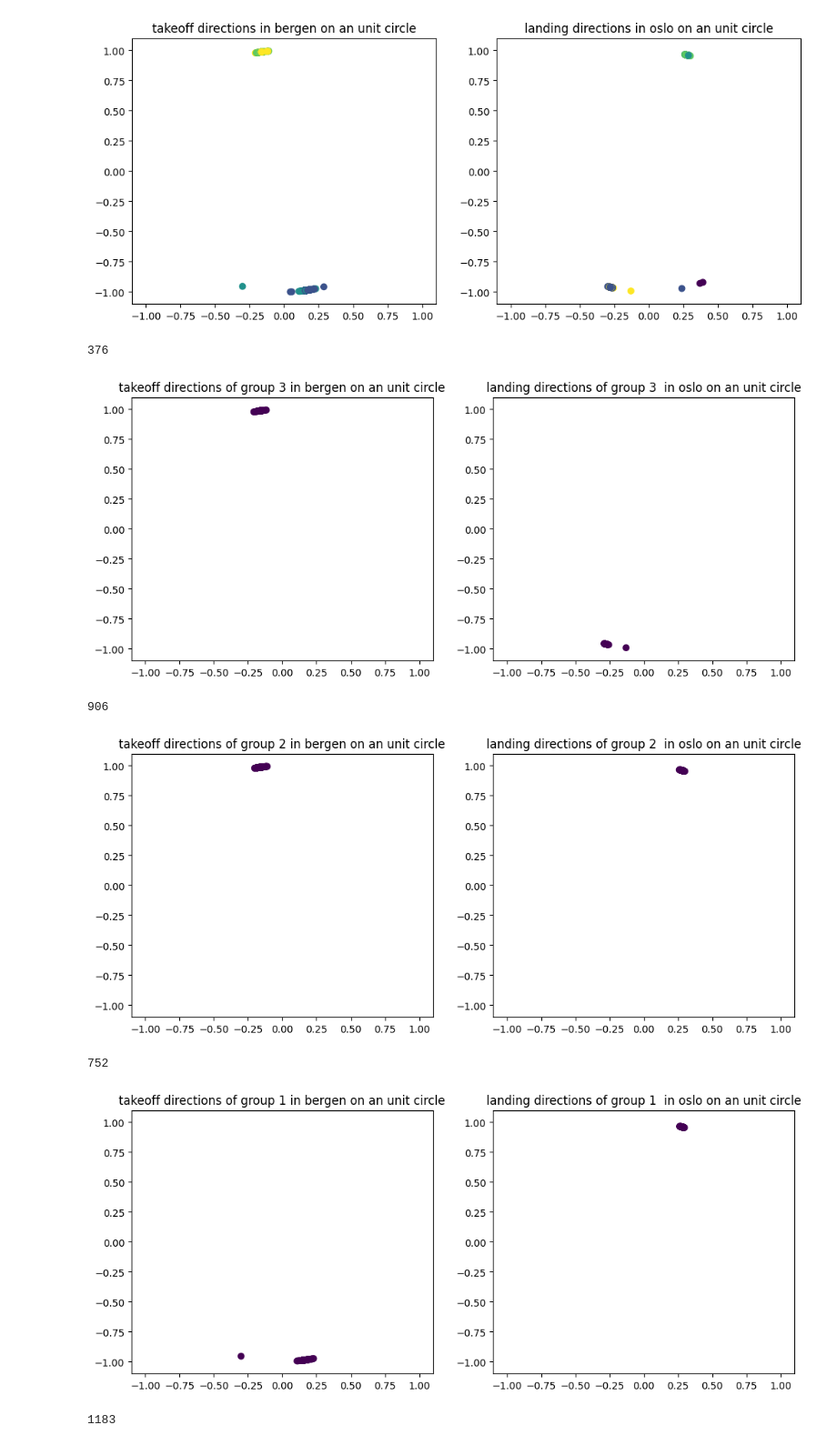
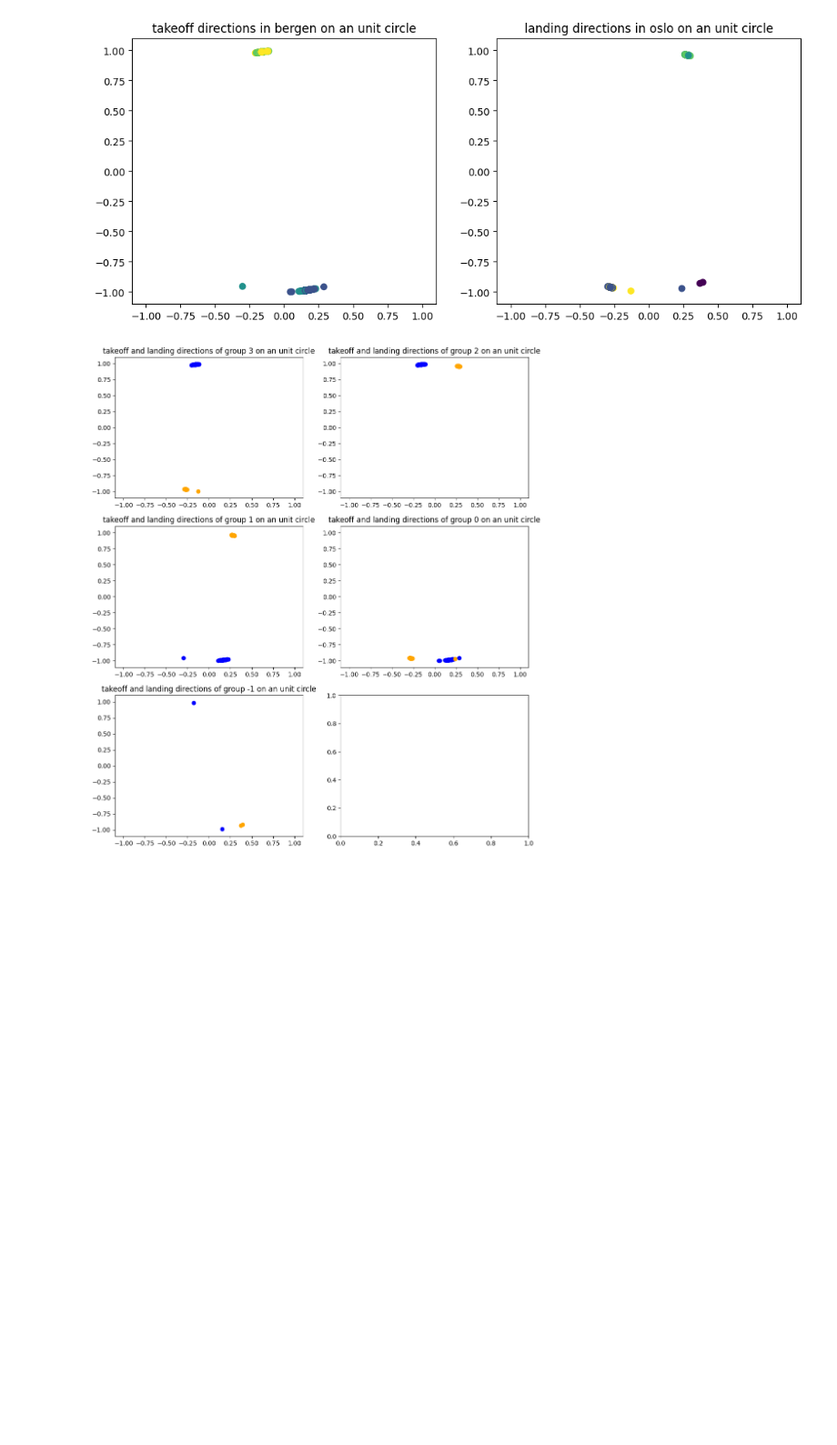
Before and after one commit to tobbensol/masters-thesis, a Jupyter notebook: cluser_by_direction.ipynb, the cells around one changed output. Shown at 91% size. Cells and saved outputs as stored; diff of their text form; code cells hidden in the pictures; blank space fills up the shorter version.

Commit message:
improved plot

```diff
--- a/cluser_by_direction.ipynb
+++ b/cluser_by_direction.ipynb
@@ -140,28 +140,20 @@ plt.show()
 # %% [output]
 [figure]
 # %%
+fig, ax = plt.subplots(3, 2)
+locs = {3: (0, 0), 2: (0, 1), 1: (1, 0), 0: (1, 1), -1: (2, 0)}
 for i in range(3, -2, -1):
+    y, x = locs[i]
     filtered_by_label = labeled_dataset.loc[labeled_dataset['cluster_label'] == i]
-    print(len(filtered_by_label))
-    fig, ax = plt.subplots(ncols=2, )
-    ax: plt.Subplot
-    ax[0].scatter(filtered_by_label['start_x'], filtered_by_label['start_y'], c=filtered_by_label['cluster_label'])
-    ax[0].set_xlim([-1.1, 1.1])
-    ax[0].set_ylim([-1.1, 1.1])
-    ax[0].set_title(f"takeoff directions of group {i} in {origin} on an unit circle")
 
-    ax[1].scatter(filtered_by_label['end_x'], filtered_by_label['end_y'], c=filtered_by_label['cluster_label'])
-    ax[1].set_xlim([-1.1, 1.1])
-    ax[1].set_ylim([-1.1, 1.1])
-    ax[1].set_title(f"landing directions of group {i}  in {destination} on an unit circle")
+    ax[y, x].scatter(filtered_by_label['start_x'], filtered_by_label['start_y'], c='blue')
+    ax[y, x].scatter(filtered_by_label['end_x'], filtered_by_label['end_y'], c='orange')
+    ax[y, x].set_xlim([-1.1, 1.1])
+    ax[y, x].set_ylim([-1.1, 1.1])
+    ax[y, x].set_title(f"takeoff and landing directions of group {i} on an unit circle")
 
     fig.set_figwidth(12)
-    plt.show()
+    fig.set_figheight(14)
+plt.show()
 # %% [output]
-376
-[figure, old version]
+[figure, new version]
-906
-[figure, removed]
-752
-[figure, removed]
-1183
```
Also changed, not shown: parts of 1 cell of this notebook.
